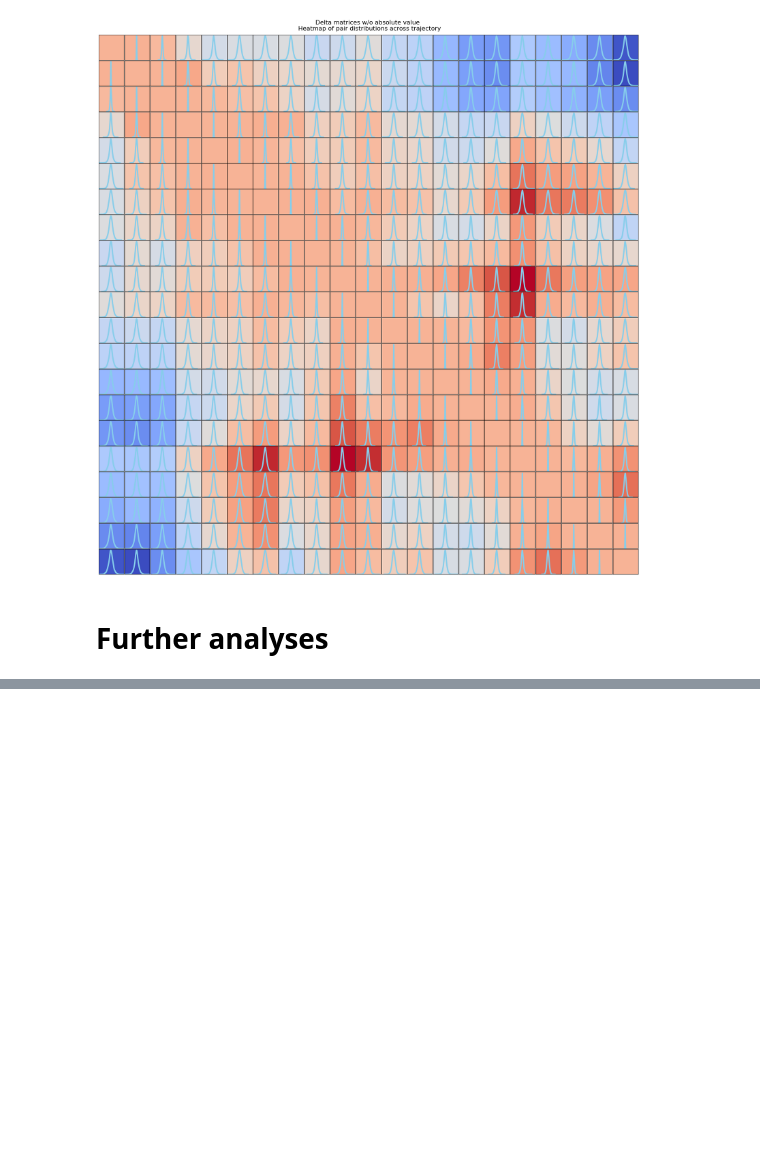
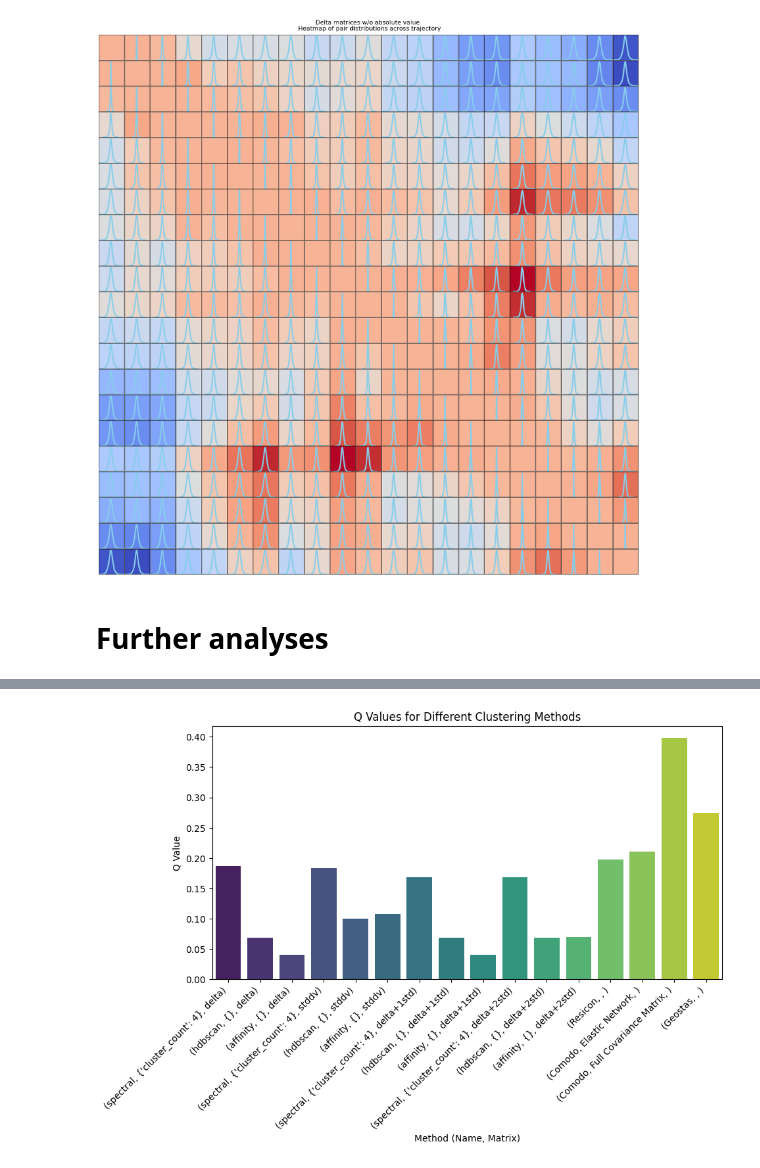
Before and after one commit to jalhackl/COMET, a Jupyter notebook: simple_protein_example_fspeptide.ipynb, the cells around one changed output, grey strips where cells are left out. Saved outputs shown, nothing was run; the diff lists cells and outputs as text; code cells hidden in the pictures; blank space fills up the shorter version.

```diff
--- a/simple_protein_example_fspeptide.ipynb
+++ b/simple_protein_example_fspeptide.ipynb
@@ -338,0 +400,19 @@ KeyboardInterrupt:
+# %%
+import seaborn as sns
+labels = [f"({entry['method']}, {entry['params']}, {entry.get('matrix', '')})" for entry in res]
+Q_values = [entry['Q'] for entry in res]
+
+# Plot
+plt.figure(figsize=(10, 5))
+sns.barplot(x=labels, y=Q_values, palette="viridis")
+
+# Labels and title
+plt.xlabel("Method (Name, Matrix)")
+plt.ylabel("Q Value")
+plt.title("Q Values for Different Clustering Methods")
+plt.xticks(rotation=45, ha='right')
+
+# Show plot
+plt.show()
+# %% [output]
+[figure, added]
```
Also changed, not shown: parts of 48 cells of this notebook, 5 other files.
